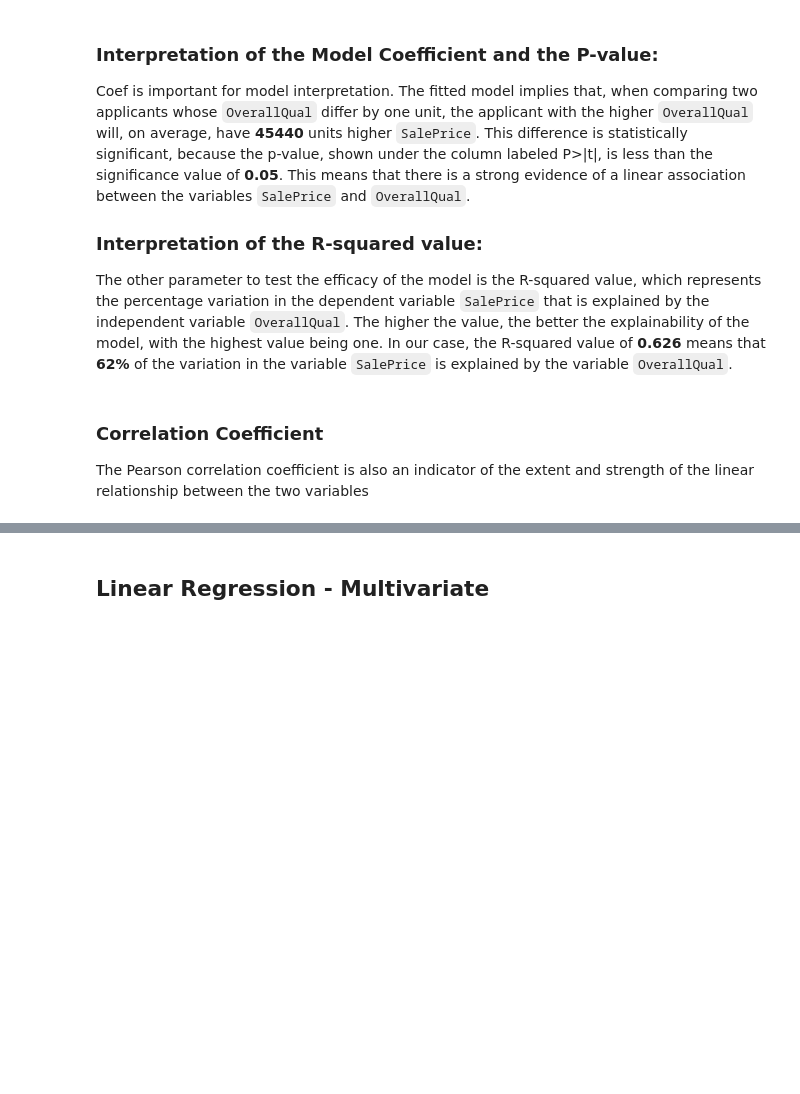
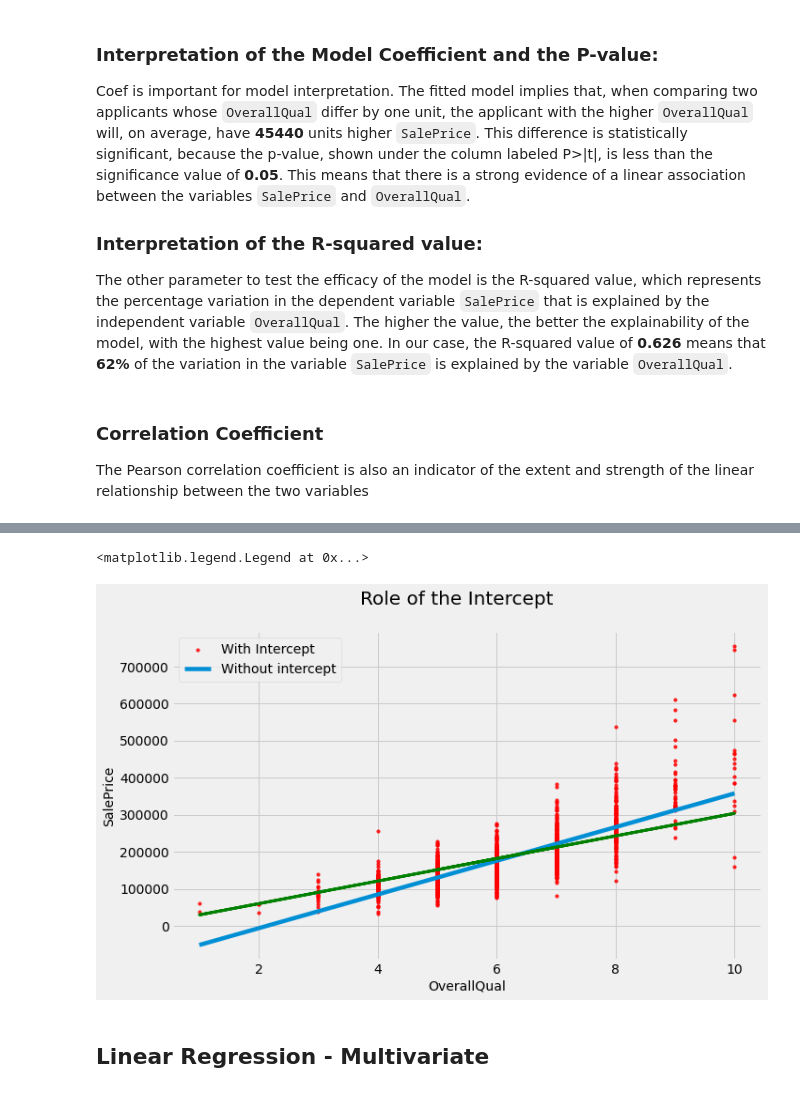
Before and after one commit to kevinkhang2909/ML-learning-journey, a Jupyter notebook: stats/statistical_model.ipynb, the cells around one changed output, grey strips where cells are left out. Drawn from its saved outputs; the diff is of its cells as text; code cells hidden in the pictures; blank space fills up the shorter version.

```diff
--- a/stats/statistical_model.ipynb
+++ b/stats/statistical_model.ipynb
@@ -90,3 +143,15 @@ print(reg.coef_)
+# %%
+# Init figure
+fig, ax = plt.subplots(1,1)
+fig.suptitle('Role of the Intercept')
+
+# Add new line on the previous plot
+ax = sns.regplot(x=df.OverallQual, y=df.SalePrice, ax=ax, order=1, ci=None, scatter_kws={'color':'r', 's':10})
+ax.plot(X, beta*X, color='g')
+ax.legend(['With Intercept', 'Without intercept'])
+# %% [output]
+<matplotlib.legend.Legend at 0x...>
+[figure, added]
 # %% [markdown]
 ## Linear Regression - Multivariate
 # %%
```
Also changed, not shown: parts of 12 cells of this notebook, 1 other file.
